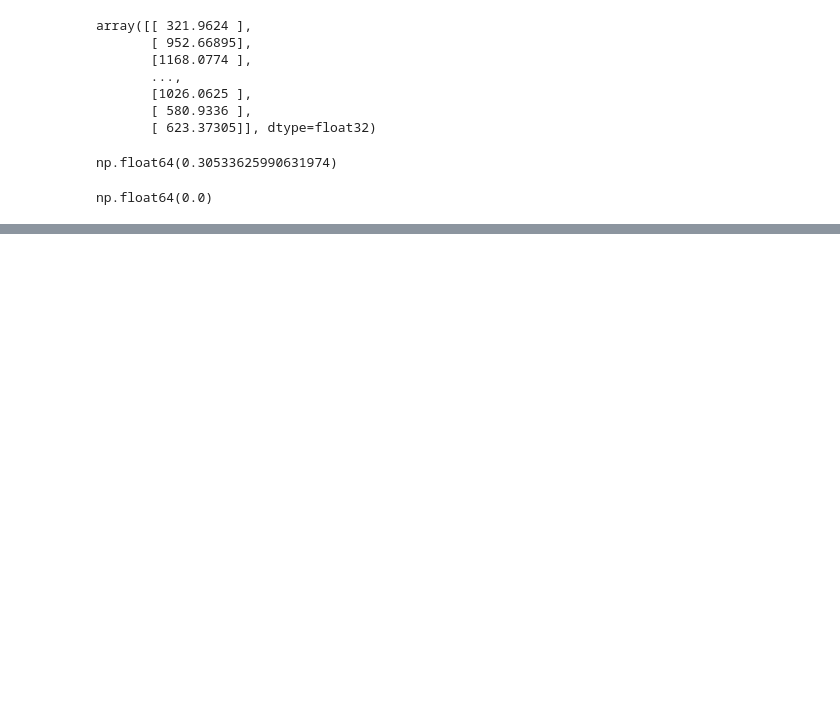
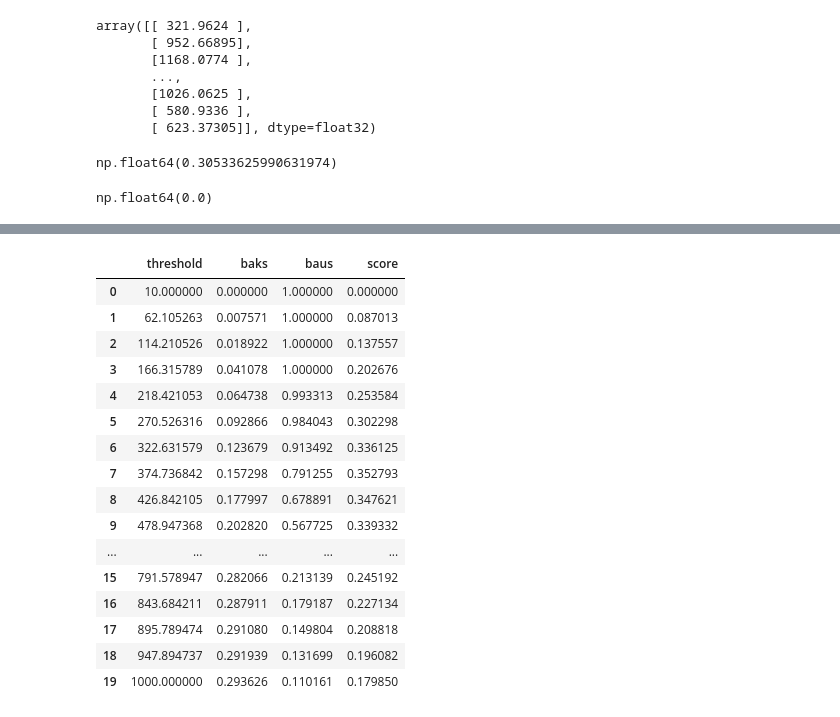
Before and after one commit to dsgt-arc/animalclef-2025, a Jupyter notebook: notebooks/modeling/20250312-01-acm-knn.ipynb, the cells around one changed output, grey strips where cells are left out. Saved outputs shown, nothing was run; the diff lists cells and outputs as text; code cells hidden in the pictures; blank space fills up the shorter version.

```diff
--- a/notebooks/modeling/20250312-01-acm-knn.ipynb
+++ b/notebooks/modeling/20250312-01-acm-knn.ipynb
@@ -92,0 +155,69 @@ np.float64(0.0)
+# %%
+# now let's figure out a good threshold on the validation set
+
+
+def make_prediction(train_df, other_df, threshold, new_label="new_individual"):
+    # Create a FAISS index for efficient nearest neighbor search
+    X_train = np.stack(train_df.cls.values)
+    X_other = np.stack(other_df.cls.values)
+
+    index = faiss.IndexFlatL2(X_train.shape[1])
+    index.add(X_train)
+
+    dist, idx = index.search(X_other, 1)
+    predictions = train_df.iloc[idx.flatten()]["identity"].values
+    # if the distance is above a threshold, it's unknown
+    for i, v in enumerate(dist.flatten()):
+        if v > threshold:
+            predictions[i] = new_label
+    return predictions
+
+
+def search_threshold(train_df, other_df, thresholds):
+    identity_other_only = sorted(
+        set(other_df.identity.unique()) - set(train_df.identity.unique())
+    )
+
+    scores = []
+    for threshold in tqdm(thresholds):
+        predictions = make_prediction(train_df, other_df, threshold)
+        baks = BAKS(val_df["identity"].values, predictions, identity_other_only)
+        baus = BAUS(
+            val_df["identity"].values,
+            predictions,
+            identity_other_only,
+            "new_individual",
+        )
+        # geometric average
+        score = np.sqrt(baks * baus)
+        scores.append(
+            {
+                "threshold": threshold,
+                "baks": baks,
+                "baus": baus,
+                "score": score,
+            }
+        )
+    return pd.DataFrame(scores)
+
+
+base_threshold_df = search_threshold(train_df, val_df, np.linspace(10, 1000, 20))
+display(base_threshold_df)
+# %% [output]
+|  | threshold | baks | baus | score |
+| 0 | 10.000000 | 0.000000 | 1.000000 | 0.000000 |
+| 1 | 62.105263 | 0.007571 | 1.000000 | 0.087013 |
+| 2 | 114.210526 | 0.018922 | 1.000000 | 0.137557 |
+| 3 | 166.315789 | 0.041078 | 1.000000 | 0.202676 |
+| 4 | 218.421053 | 0.064738 | 0.993313 | 0.253584 |
+| 5 | 270.526316 | 0.092866 | 0.984043 | 0.302298 |
+| 6 | 322.631579 | 0.123679 | 0.913492 | 0.336125 |
+| 7 | 374.736842 | 0.157298 | 0.791255 | 0.352793 |
+| 8 | 426.842105 | 0.177997 | 0.678891 | 0.347621 |
+| 9 | 478.947368 | 0.202820 | 0.567725 | 0.339332 |
+| ... | ... | ... | ... | ... |
+| 15 | 791.578947 | 0.282066 | 0.213139 | 0.245192 |
+| 16 | 843.684211 | 0.287911 | 0.179187 | 0.227134 |
+| 17 | 895.789474 | 0.291080 | 0.149804 | 0.208818 |
+| 18 | 947.894737 | 0.291939 | 0.131699 | 0.196082 |
+| 19 | 1000.000000 | 0.293626 | 0.110161 | 0.179850 |
```
Also changed, not shown: parts of 17 cells of this notebook.
